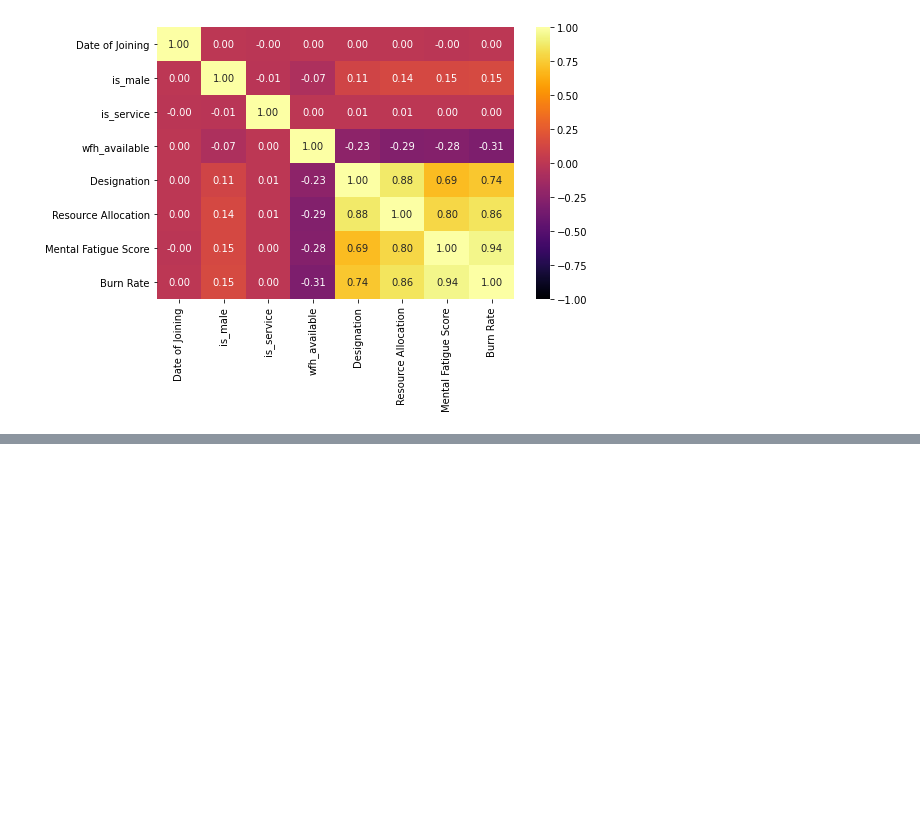
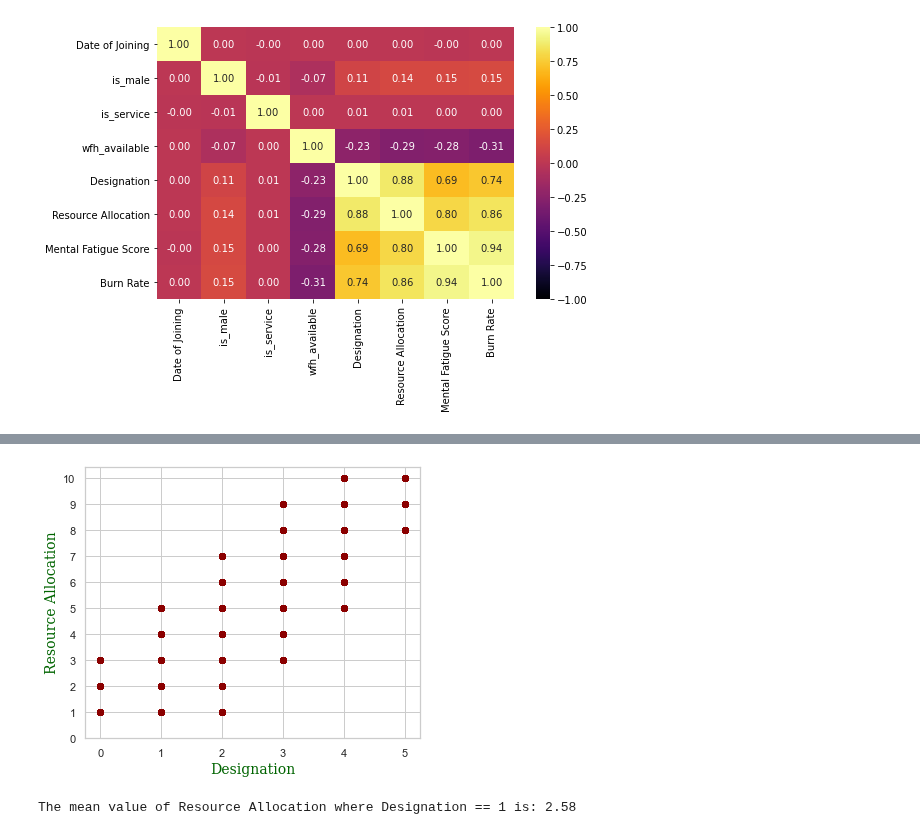
Before and after one commit to gulmert89/bootcamp_files, a Jupyter notebook: burning_out.ipynb, the cells around one changed output, grey strips where cells are left out. Saved outputs shown, nothing was run; the diff lists cells and outputs as text; code cells hidden in the pictures; blank space fills up the shorter version.

```diff
--- a/burning_out.ipynb
+++ b/burning_out.ipynb
@@ -214,0 +313,31 @@ plt.show()
+# %%
+# Let's create the copy of our dataset and
+# make sure that there are no NaN values in
+# "Mental Fatigue Score" & "Burn Rate" variables
+
+train_copy = train.copy(deep=True)
+
+not_na1 = train_copy["Mental Fatigue Score"].notna()
+not_na2 = train_copy["Burn Rate"].notna()
+
+train_copy = train_copy[(not_na1) & (not_na2)]
+del not_na2, not_na1
+# %%
+# function to find the burn rate
+fn_burn = interpolate.interp1d(x=train_copy["Mental Fatigue Score"],
+                               y=train_copy["Burn Rate"],
+                               kind="linear",
+                               fill_value=None)
+# function to find the mental fatigue score
+fn_mental = interpolate.interp1d(y=train_copy["Mental Fatigue Score"],
+                                 x=train_copy["Burn Rate"],
+                                 kind="linear",
+                                 fill_value=None)
+del train_copy
+# %%
+# get rid of these NaNs
+for i in train[train["Burn Rate"].isna()].index:
+    train.loc[i, "Burn Rate"] = fn_burn(train.loc[i, "Mental Fatigue Score"])
+
+for i in train[train["Mental Fatigue Score"].isna()].index:
+    train.loc[i, "Mental Fatigue Score"] = fn_mental(train.loc[i, "Burn Rate"])
@@ -214,0 +358,20 @@ plt.show()
+# %%
+# remember that "Resource Allocation" is also highly correlated with Designation.
+plt.figure(figsize=(6, 5))
+plt.scatter("Designation", "Resource Allocation", data=train, c="darkred")
+plt.xlabel("Designation", fontdict=axis_font)
+plt.ylabel("Resource Allocation", fontdict=axis_font)
+plt.yticks(range(0,11))
+plt.show()
+# %% [output]
+[figure, added]
+# %%
+# We will get the mean of each "Designation" value and replace the NaN with them
+# Here, an example:
+temp_value = train["Resource Allocation"][train["Designation"]==1].mean()
+
+print(f"The mean value of Resource Allocation where \
+Designation == 1 is: {temp_value:.2f}")
+del temp_value
+# %% [output]
+The mean value of Resource Allocation where Designation == 1 is: 2.58
```
Also changed, not shown: parts of 26 cells of this notebook.
